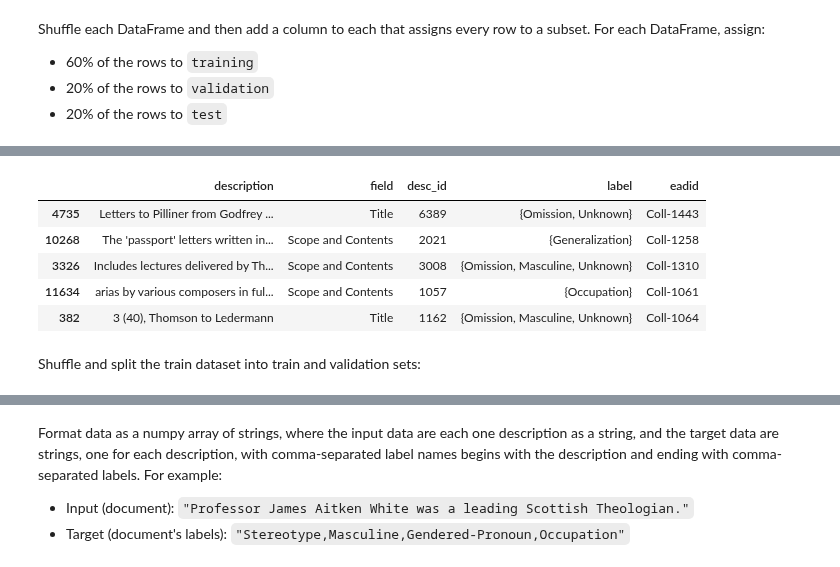
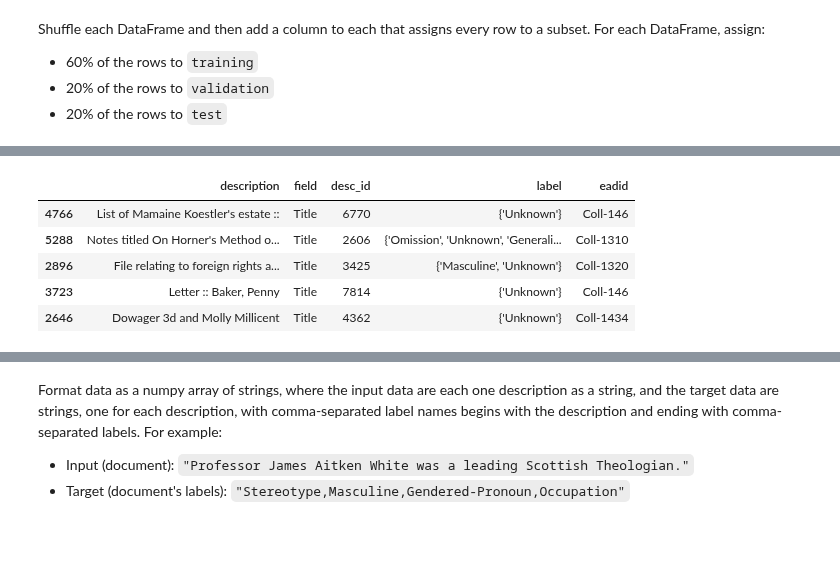
Before and after one commit to thegoose20/gender-bias, a Jupyter notebook: SplitData.ipynb, the cells around one changed output, grey strips where cells are left out. Drawn from its saved outputs; the diff is of its cells as text; code cells hidden in the pictures; blank space fills up the shorter version.

```diff
--- a/SplitData.ipynb
+++ b/SplitData.ipynb
@@ -134,11 +132,22 @@ Shuffle the DataFrame:
-# %%
-df_shuffled = df_joined.sample(frac=1, random_state=7)
-df_shuffled.head()
-# %% [output]
-|  | description | field | desc_id | label | eadid |
-| 4735 | Letters to Pilliner from Godfrey ... | Title | 6389 | {Omission, Unknown} | Coll-1443 |
-| 10268 | The 'passport' letters written in... | Scope and Contents | 2021 | {Generalization} | Coll-1258 |
-| 3326 | Includes lectures delivered by Th... | Scope and Contents | 3008 | {Omission, Masculine, Unknown} | Coll-1310 |
-| 11634 | arias by various composers in ful... | Scope and Contents | 1057 | {Occupation} | Coll-1061 |
-| 382 | 3 (40), Thomson to Ledermann | Title | 1162 | {Omission, Masculine, Unknown} | Coll-1064 |
+# %%
+# INPUT: DataFrame, fraction of DF to shuffle, and random_state of shuffle
+#        Note 1 - fraction defaults to 1 to shuffle the entire DataFrame; provide a value <1 to return that fraction of the DataFrame shuffled
+#        Note 2 -random_state_value defaults to 7 for reproducibility
+# OUTPUT: DataFrame with its rows shuffled
+def shuffleDataFrame(df, fraction=1, random_state_value=7):
+    return df.sample(frac=fraction, random_state=random_state_value)
+# %%
+# Shuffle the DataFrames for each metadata field type
+df_bh_shuffled = shuffleDataFrame(df_bh)
+df_t_shuffled = shuffleDataFrame(df_t)
+df_sc_shuffled = shuffleDataFrame(df_sc)
+df_pi_shuffled = shuffleDataFrame(df_pi)
+df_t_shuffled.head()
+# %% [output]
+|  | description | field | desc_id | label | eadid |
+| 4766 | List of Mamaine Koestler's estate :: | Title | 6770 | {'Unknown'} | Coll-146 |
+| 5288 | Notes titled On Horner's Method o... | Title | 2606 | {'Omission', 'Unknown', 'Generali... | Coll-1310 |
+| 2896 | File relating to foreign rights a... | Title | 3425 | {'Masculine', 'Unknown'} | Coll-1320 |
+| 3723 | Letter :: Baker, Penny | Title | 7814 | {'Unknown'} | Coll-146 |
+| 2646 | Dowager 3d and Molly Millicent | Title | 4362 | {'Unknown'} | Coll-1434 |
 # %%
@@ -146,2 +161,0 @@ X_train, X_test, y_train, y_test = train_test_split(docs, labels, test_size=0.2,
-# %% [markdown]
-Shuffle and split the train dataset into train and validation sets:
```
Also changed, not shown: parts of 20 cells of this notebook, 6 other files.
